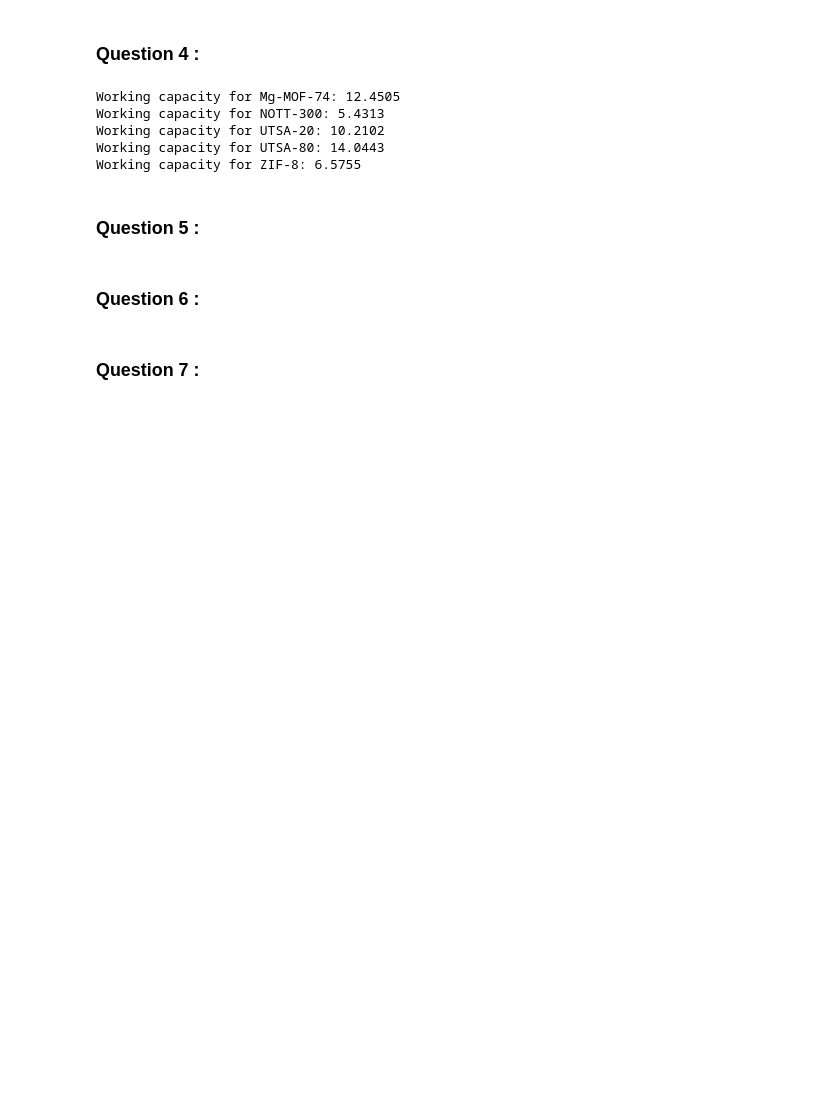
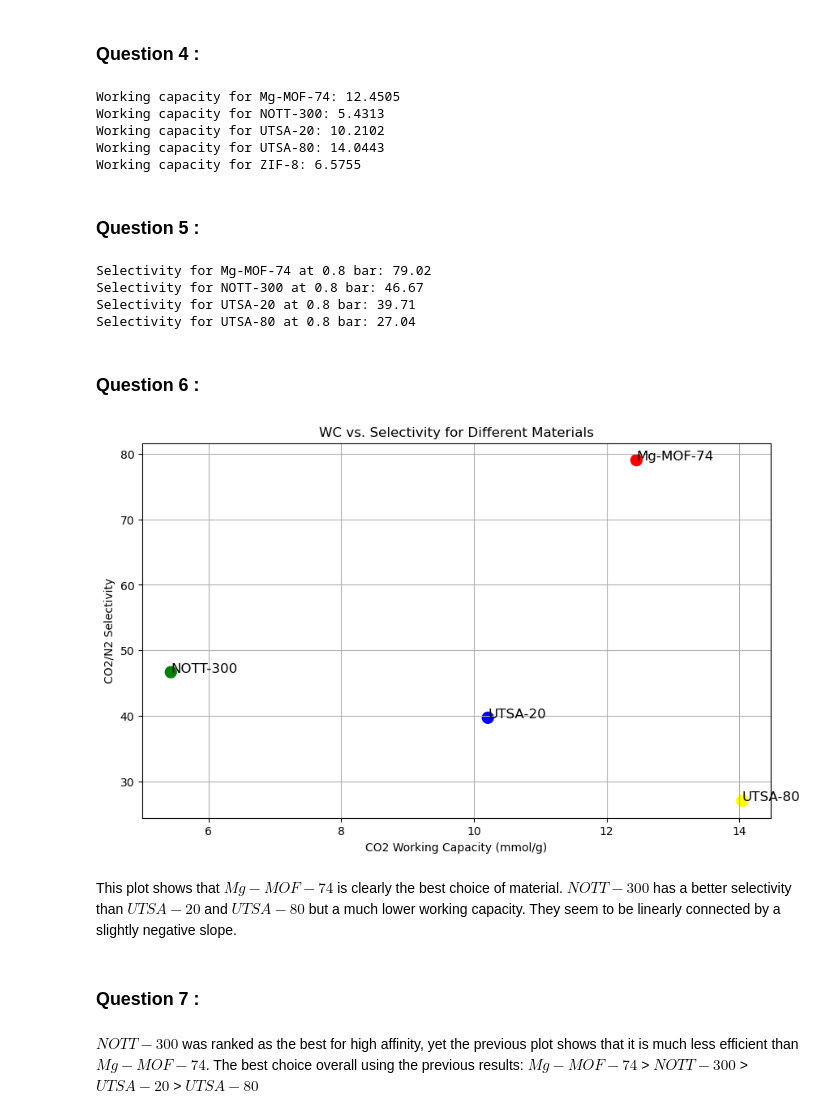
Before and after one commit to mabrnd/modeling_lab_15, a Jupyter notebook: Project_Group_15.ipynb, the cells around one changed output. Drawn from its saved outputs; the diff is of its cells as text; code cells hidden in the pictures; blank space fills up the shorter version.

```diff
--- a/Project_Group_15.ipynb
+++ b/Project_Group_15.ipynb
@@ -74,7 +74,7 @@ pressures = {
 }
 
 
-loading_abs = {
+loading_abs_co2 = {
     'Mg-MOF-74': [1.8740088296581, 3.716532676643, 5.8252024813068, 7.3935632021786, 8.6377178719139, 10.045031361347, 10.875658079811, 11.610422124748, 12.002782691267, 12.364705485552, 12.741100384739, 12.983486682648, 13.166130483444, 13.440757128931, 13.824413831647, 13.849306538777, 13.974645611022, 14.186319458547, 14.149735762759, 14.324516901579],
     'NOTT-300': [4.882724474507, 6.4203954344411, 7.440100622696, 8.0684015840274, 8.6601756422401, 8.989943863791, 9.3308582733215, 9.4957876529111, 9.6158606675766, 9.7716859856116, 9.8320242850387, 9.8898074113597, 9.9460312785464, 10.034607258253, 10.010906519146, 10.153342327946, 10.086676454293, 10.150284168036, 10.27078975133, 10.211366887943, 10.234806073982, 10.313996319552],
     'UTSA-20': [0.82885421151745, 2.3785645830037, 4.1456865298655, 5.5474427990003, 6.421393460647, 7.1304291854498, 7.6936712655889, 8.077065590229, 8.4494258531908, 8.8442267322138, 9.2639929000748, 9.5956935149025, 9.7485396881106, 10.090289328353, 10.32315521217, 10.565830070548, 10.756124177013, 11.102923162809, 11.03908619082],
@@ -84,7 +84,7 @@ loading_abs = {
 
 
 for material in pressures:
-    plt.plot(pressures[material], loading_abs[material], marker='o', label=material)
+    plt.plot(pressures[material], loading_abs_co2[material], marker='o', label=material)
 
 plt.xlabel('Pressure (bar)')
 plt.ylabel('Loading Absolute (mol/kg)')
@@ -106,7 +106,7 @@ pressures = {
     'UTSA-80': [0.2, 0.8, 1.4, 2.0, 2.6, 3.2, 3.8, 4.4, 5.0, 5.6, 6.2, 6.8, 7.4, 8.0, 8.6, 9.2, 9.8, 10.2],
 }
 
-loading_abs = {
+loading_abs_n2 = {
     'Mg-MOF-74': [0.06585408589669, 0.26652364013194, 0.46231765724657, 0.64576832510164, 0.817545171682, 0.99069540900057, 1.1869529454893, 1.3226439504235, 1.4890645731249, 1.659159016051, 1.7682405754325, 1.9730474692666, 2.0696140055463, 2.2088071568628, 2.3250131806988, 2.5046870240238, 2.5587471169562, 2.6580260999438],
     'NOTT-300': [0.20374990268604, 0.77958933825408, 1.2331426171712, 1.6848147254069, 2.0733418677374, 2.414608368085, 2.7878648304389, 3.0829269611338, 3.3282034560092, 3.5896560070842, 3.8300434700304, 4.0660549476078, 4.2014087019462, 4.4174616623272, 4.5600684866274, 4.6895171756722, 4.8666288961189, 5.0262266153942],
     'UTSA-20': [0.085598823565913, 0.33940707500949, 0.5826117007894, 0.79806975886861, 0.96883696998599, 1.1763816274919, 1.4057626351154, 1.5739058420677, 1.7611786188162, 1.9229397840927, 2.0853134929283, 2.2434407849291, 2.4148370948368, 2.5281659308721, 2.7018965283966, 2.8109541147501, 2.9699422787797, 3.0328852682773],
@@ -115,7 +115,7 @@ loading_abs = {
 
 
 for material in pressures:
-    plt.plot(pressures[material], loading_abs[material], marker='o', label=material)
+    plt.plot(pressures[material], loading_abs_n2[material], marker='o', label=material)
 
 plt.xlabel('Pressure (bar)')
 plt.ylabel('Loading Absolute (mol/kg)')
@@ -154,7 +154,52 @@ Working capacity for UTSA-80: 14.0443
 Working capacity for ZIF-8: 6.5755
 # %% [markdown]
 ### Question 5 :
+# %%
+import numpy as np
+materials = ['Mg-MOF-74', 'NOTT-300', 'UTSA-20', 'UTSA-80']
+
+y_co2 = 0.15
+y_n2 = 0.85
+y = np.array([y_co2, y_n2])
+
+selectivity_values = []
+
+for material in materials:
+
+    q_co2 = (loading_abs_co2[material])[1]
+    q_n2 = (loading_abs_n2[material])[1]
+
+    selectivity = (q_co2 / q_n2) / (y_co2 / y_n2)
+    selectivity_values.append(selectivity)
+    print(f"Selectivity for {material} at 0.8 bar: {selectivity:.2f}")
+# %% [output]
+Selectivity for Mg-MOF-74 at 0.8 bar: 79.02
+Selectivity for NOTT-300 at 0.8 bar: 46.67
+Selectivity for UTSA-20 at 0.8 bar: 39.71
+Selectivity for UTSA-80 at 0.8 bar: 27.04
 # %% [markdown]
 ### Question 6 :
+# %%
+wc=list(working_capacity.values())[:4]
+
+# Plotting WC vs. Selectivity
+plt.figure(figsize=(10, 6))
+plt.scatter(wc, selectivity_values, color=['red', 'green','blue','yellow'], s=100)
+for i, txt in enumerate(materials):
+    plt.annotate(txt, (wc[i], selectivity_values[i]), fontsize=12)
+
+plt.xlabel('CO2 Working Capacity (mmol/g)')
+plt.ylabel('CO2/N2 Selectivity')
+plt.title('WC vs. Selectivity for Different Materials')
+plt.grid(True)
+plt.show()
+# %% [output]
+[figure, added]
+# %% [markdown]
+This plot shows that $Mg-MOF-74$ is clearly the best choice of material.
+$NOTT-300$ has a better selectivity than $UTSA-20$ and $UTSA-80$ but a much lower working capacity. They seem to be linearly connected by a slightly negative slope.
 # %% [markdown]
 ### Question 7 :
+# %% [markdown]
+$NOTT-300$ was ranked as the best for high affinity, yet the previous plot shows that it is much less efficient than $Mg-MOF-74$.
+The best choice overall using the previous results: $Mg-MOF-74$ > $NOTT-300$ > $UTSA-20$ > $UTSA-80$
```
